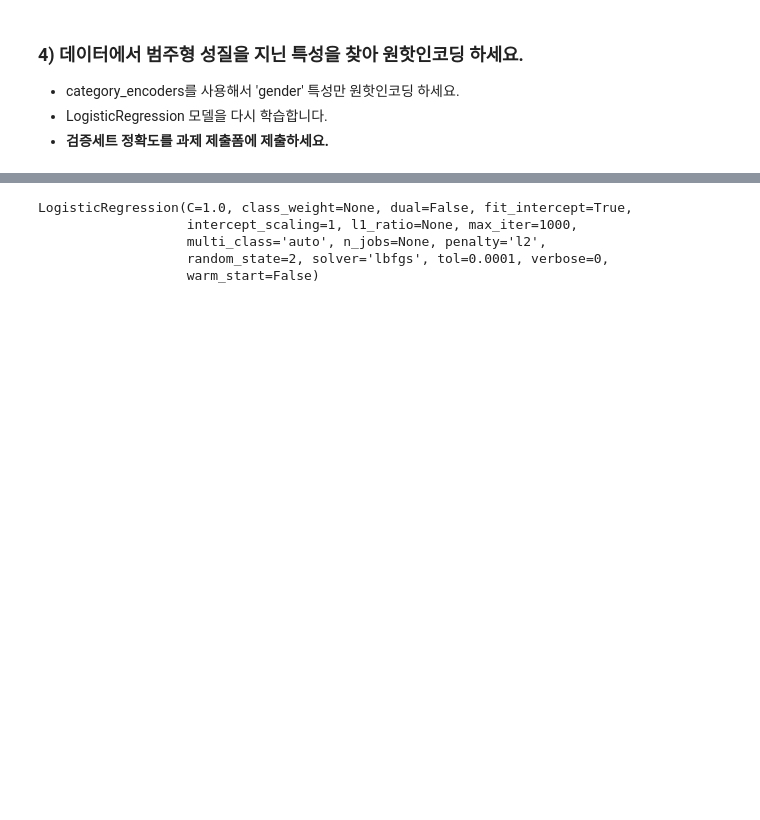
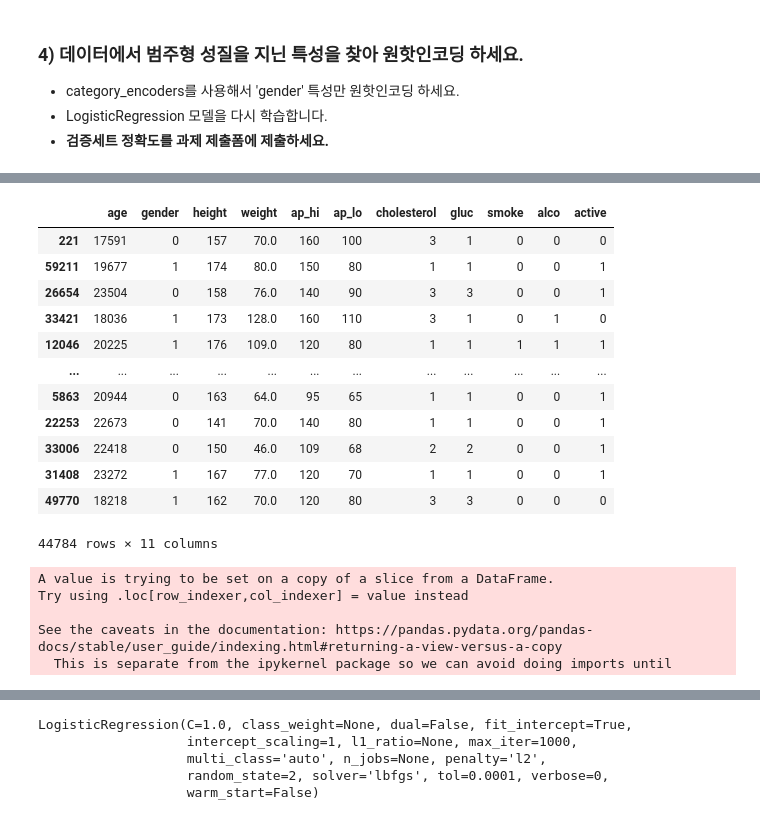
Before and after one commit to KyungRyeolBaek/study, a Jupyter notebook: n214-logistic-regression/n214a-logistic-regression.ipynb, the cells around one changed output, grey strips where cells are left out. Drawn from its saved outputs; the diff is of its cells as text; code cells hidden in the pictures; blank space fills up the shorter version.

```diff
--- a/n214-logistic-regression/n214a-logistic-regression.ipynb
+++ b/n214-logistic-regression/n214a-logistic-regression.ipynb
@@ -184,8 +184,19 @@ from sklearn.preprocessing import StandardScaler
 feature = 'gender'
 target = 'cardio'
 
+X_train[feature][X_train[feature] == 1] = 'Male'
+X_train[feature][X_train[feature] == 2] = 'Female'
+X_val[feature][X_val[feature] == 1] = 'Male'
+X_val[feature][X_val[feature] == 2] = 'Female'
+X_test[feature][X_test[feature] == 1] = 'Male'
+X_test[feature][X_test[feature] == 2] = 'Female'
+
 encoder = OneHotEncoder(use_cat_names=True)
 X_train_encoded = encoder.fit_transform(X_train[feature])
 X_val_encoded = encoder.transform(X_val[feature])
-X_train_encoded.head(3)
+X_test_encoded = encoder.transform(X_test[feature])
+# 첫 번째 열 drop
+X_train_encoded.drop(X_train_encoded.columns[0], axis = 1, inplace = True)
+X_val_encoded.drop(X_val_encoded.columns[0], axis = 1, inplace = True)
+X_test_encoded.drop(X_test_encoded.columns[0], axis = 1, inplace = True)
 # %% [output]
@@ -195,0 +215,27 @@ X_train_encoded.head(3)
+# %%
+# female = 1, male = 0
+X_train
+# %% [output]
+|  | age | gender | height | weight | ap_hi | ap_lo | cholesterol | gluc | smoke | alco | active |
+| 221 | 17591 | 0 | 157 | 70.0 | 160 | 100 | 3 | 1 | 0 | 0 | 0 |
+| 59211 | 19677 | 1 | 174 | 80.0 | 150 | 80 | 1 | 1 | 0 | 0 | 1 |
+| 26654 | 23504 | 0 | 158 | 76.0 | 140 | 90 | 3 | 3 | 0 | 0 | 1 |
+| 33421 | 18036 | 1 | 173 | 128.0 | 160 | 110 | 3 | 1 | 0 | 1 | 0 |
+| 12046 | 20225 | 1 | 176 | 109.0 | 120 | 80 | 1 | 1 | 1 | 1 | 1 |
+| ... | ... | ... | ... | ... | ... | ... | ... | ... | ... | ... | ... |
+| 5863 | 20944 | 0 | 163 | 64.0 | 95 | 65 | 1 | 1 | 0 | 0 | 1 |
+| 22253 | 22673 | 0 | 141 | 70.0 | 140 | 80 | 1 | 1 | 0 | 0 | 1 |
+| 33006 | 22418 | 0 | 150 | 46.0 | 109 | 68 | 2 | 2 | 0 | 0 | 1 |
+| 31408 | 23272 | 1 | 167 | 77.0 | 120 | 70 | 1 | 1 | 0 | 0 | 1 |
+| 49770 | 18218 | 1 | 162 | 70.0 | 120 | 80 | 3 | 3 | 0 | 0 | 0 |
+44784 rows × 11 columns
+# %%
+X_train['gender'] = X_train_encoded
+X_val['gender'] = X_val_encoded
+X_test['gender'] = X_test_encoded
+# %% [output]
+A value is trying to be set on a copy of a slice from a DataFrame.
+Try using .loc[row_indexer,col_indexer] = value instead
+
+See the caveats in the documentation: https://pandas.pydata.org/pandas-docs/stable/user_guide/indexing.html#returning-a-view-versus-a-copy
+  This is separate from the ipykernel package so we can avoid doing imports until
```
Also changed, not shown: parts of 10 cells of this notebook.
